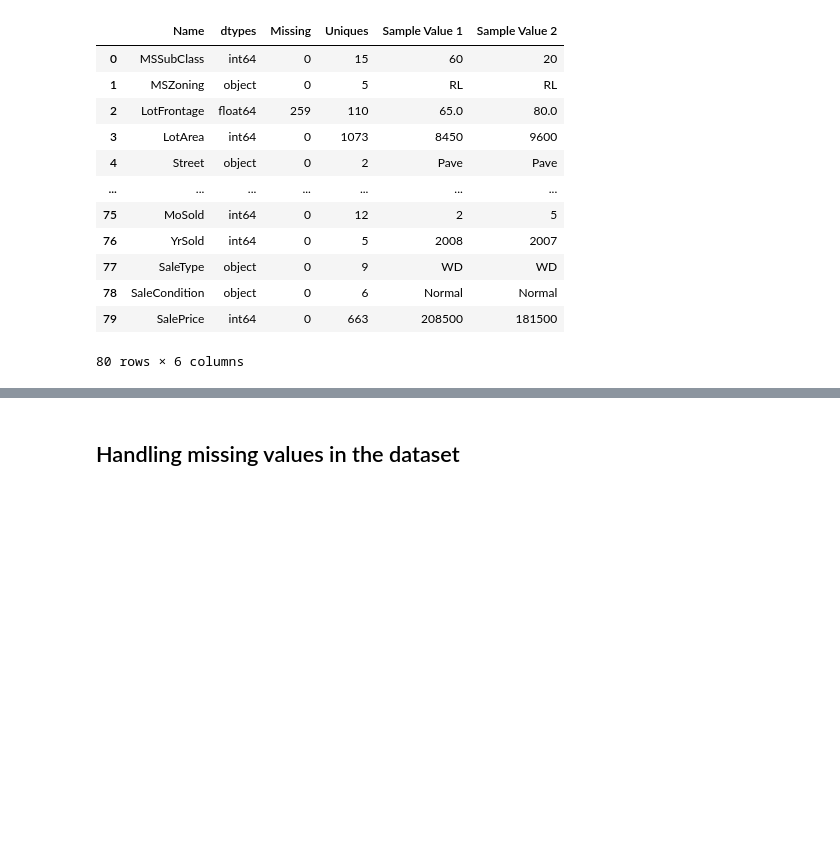
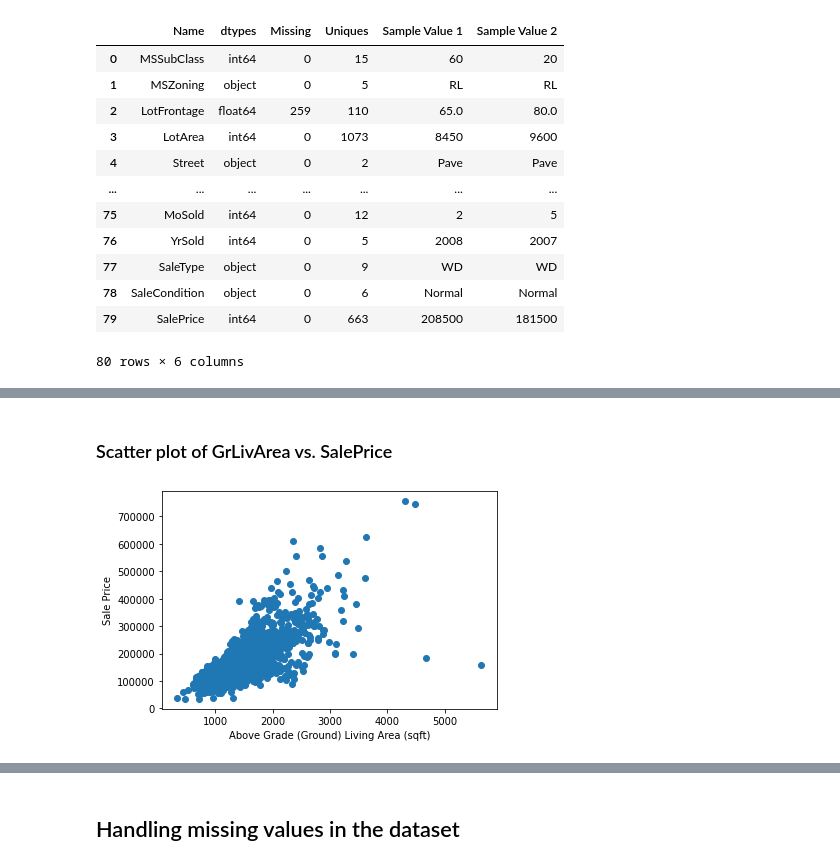
Before and after one commit to samyukthagopalsamy/DataVisualization, a Jupyter notebook: DataVisualizationUsingPython.ipynb, the cells around one changed output, grey strips where cells are left out. Saved outputs shown, nothing was run; the diff lists cells and outputs as text; code cells hidden in the pictures; blank space fills up the shorter version.

```diff
--- a/DataVisualizationUsingPython.ipynb
+++ b/DataVisualizationUsingPython.ipynb
@@ -112,0 +156,10 @@ description(dataset)
+# %% [markdown]
+### Scatter plot of GrLivArea vs. SalePrice
+# %%
+# Create a scatter plot of GrLivArea vs. SalePrice
+plt.scatter(dataset['GrLivArea'], dataset['SalePrice'])
+plt.xlabel('Above Grade (Ground) Living Area (sqft)')
+plt.ylabel('Sale Price')
+plt.show()
+# %% [output]
+[figure, added]
```
Also changed, not shown: parts of 16 cells of this notebook.
